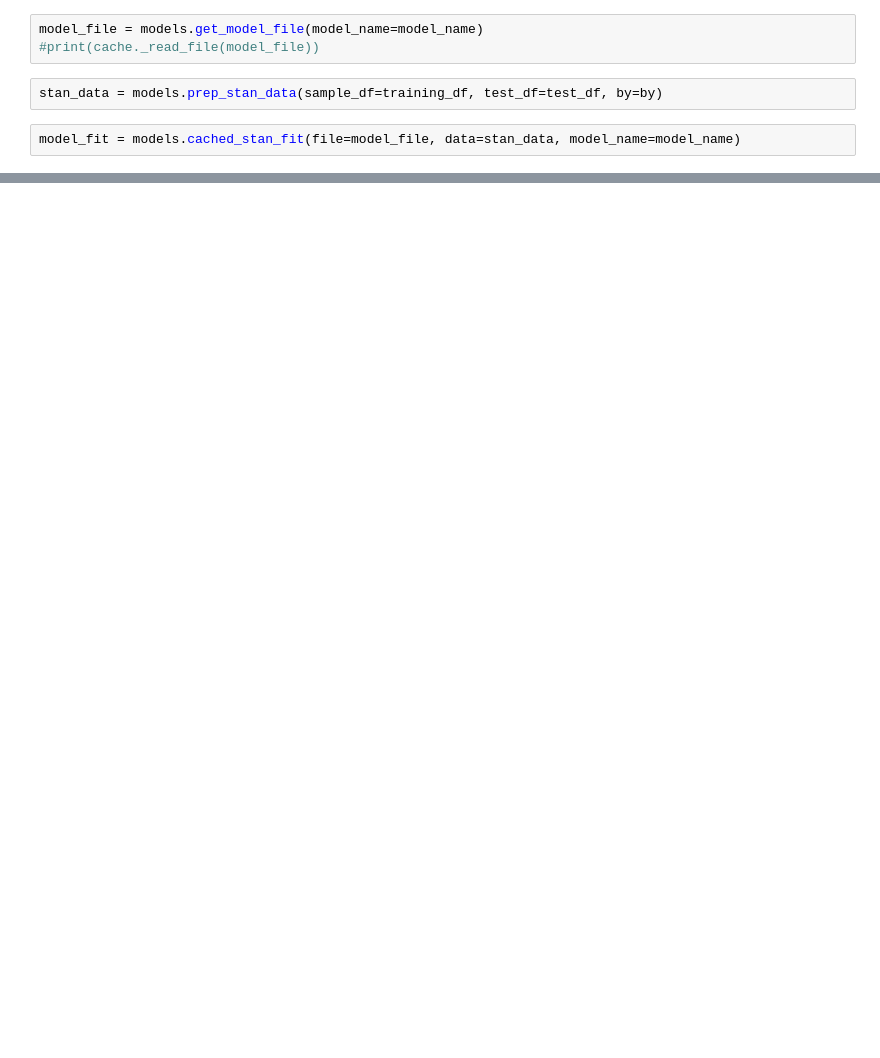
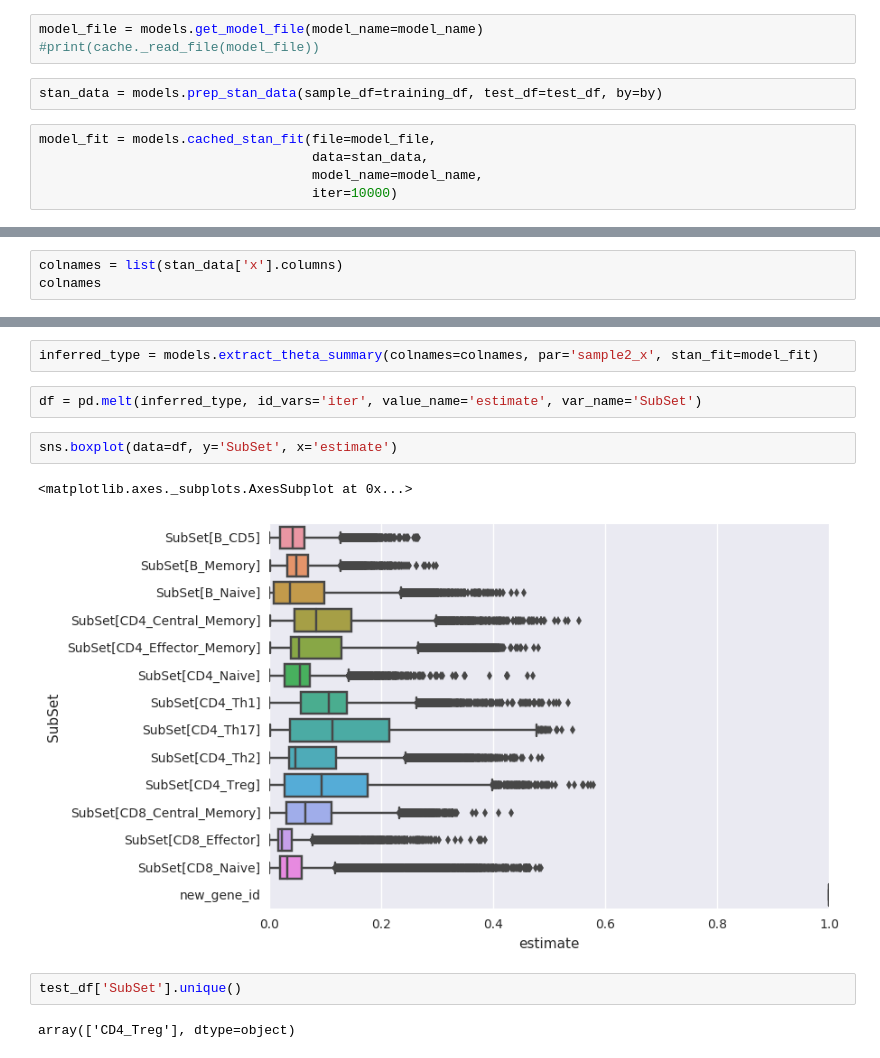
Before and after one commit to hammerlab/immune-infiltrate-explorations, a Jupyter notebook: behavior_of_rnaseq_data/1.4 - OOS performance using model6.2 (n=100, by SubSet).ipynb, the cells around one changed output, grey strips where cells are left out. Cells and saved outputs as stored; diff of their text form; blank space fills up the shorter version.

Commit message:
add more OOS model estimates

```diff
--- a/behavior_of_rnaseq_data/1.4 - OOS performance using model6.2 (n=100, by SubSet).ipynb
+++ b/behavior_of_rnaseq_data/1.4 - OOS performance using model6.2 (n=100, by SubSet).ipynb
@@ -25,6 +30,9 @@ model_file = models.get_model_file(model_name=model_name)
 # %%
 stan_data = models.prep_stan_data(sample_df=training_df, test_df=test_df, by=by)
 # %%
-model_fit = models.cached_stan_fit(file=model_file, data=stan_data, model_name=model_name)
+model_fit = models.cached_stan_fit(file=model_file,
+                                   data=stan_data,
+                                   model_name=model_name,
+                                   iter=10000)
 # %% [output]
 INFO:stancache.stancache:Step 1: Get compiled model code, possibly from cache
@@ -33,0 +66,3 @@ INFO:pystan:COMPILING THE C++ CODE FOR MODEL model6_2_a181b2be649df2bf097dcb4c6a
+# %%
+colnames = list(stan_data['x'].columns)
+colnames
@@ -33,0 +83,13 @@ INFO:pystan:COMPILING THE C++ CODE FOR MODEL model6_2_a181b2be649df2bf097dcb4c6a
+# %%
+inferred_type = models.extract_theta_summary(colnames=colnames, par='sample2_x', stan_fit=model_fit)
+# %%
+df = pd.melt(inferred_type, id_vars='iter', value_name='estimate', var_name='SubSet')
+# %%
+sns.boxplot(data=df, y='SubSet', x='estimate')
+# %% [output]
+<matplotlib.axes._subplots.AxesSubplot at 0x...>
+[figure, added]
+# %%
+test_df['SubSet'].unique()
+# %% [output]
+array(['CD4_Treg'], dtype=object)
```
Also changed, not shown: parts of 7 cells of this notebook, 3 other files.
